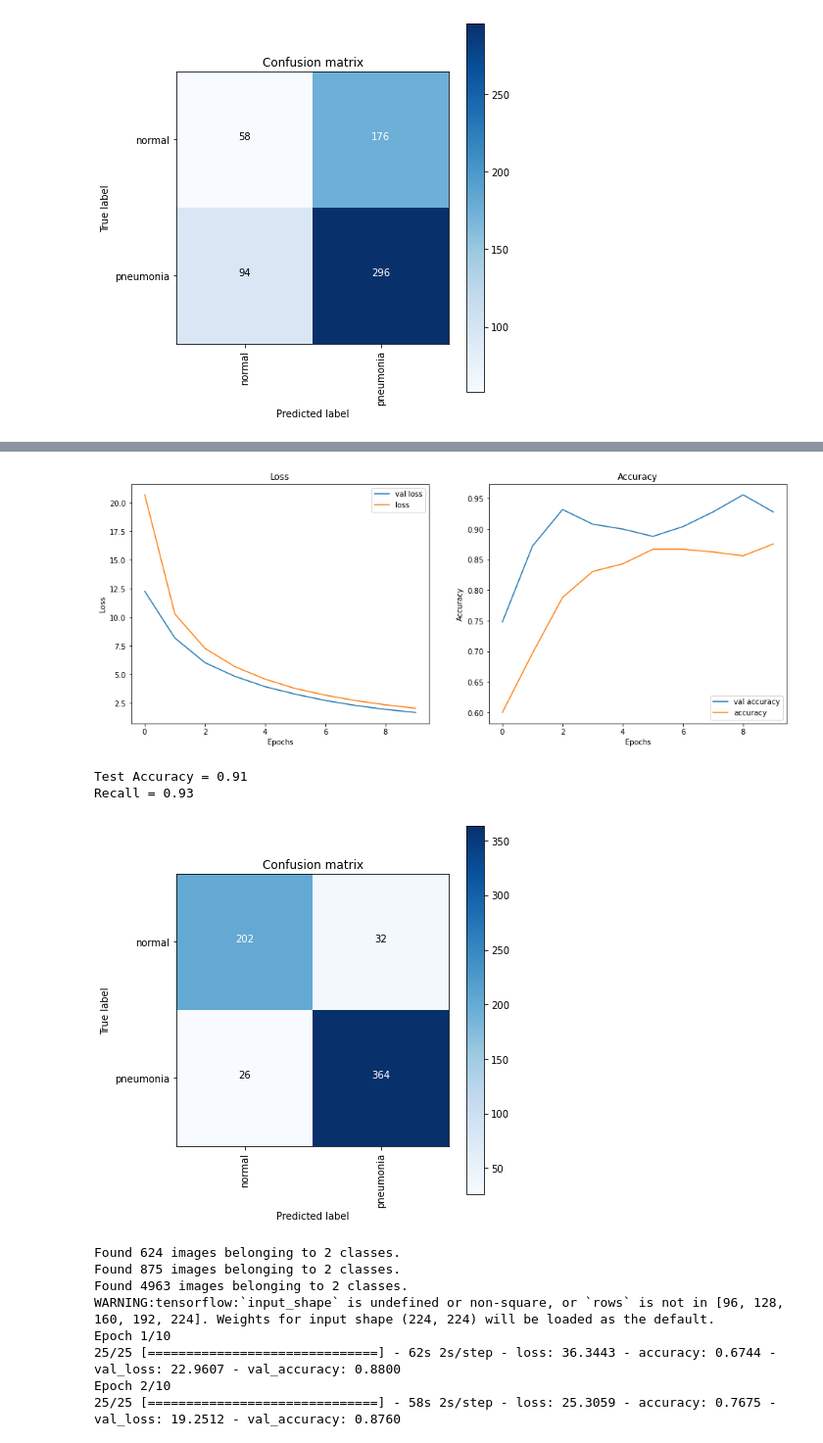
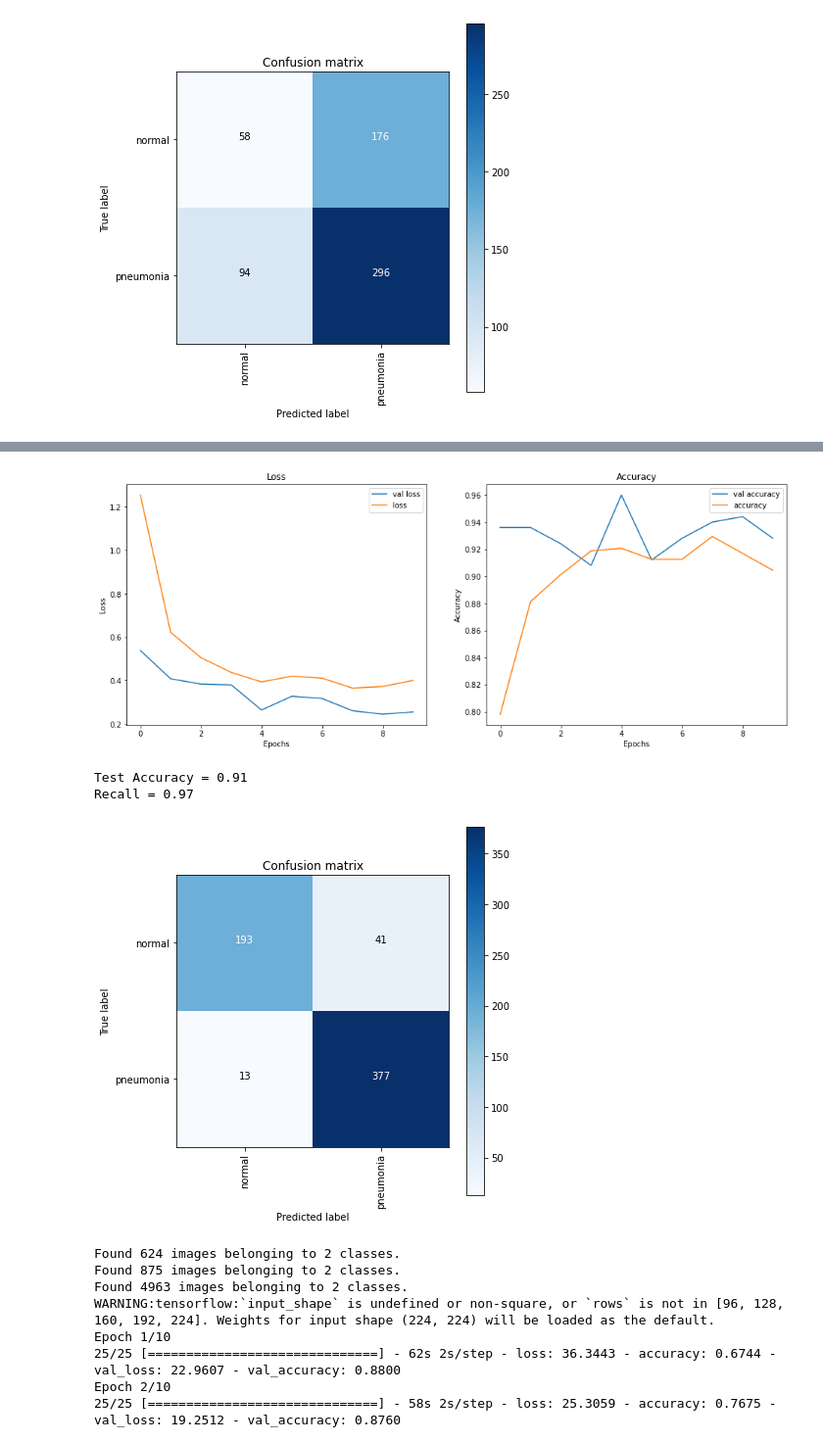
Before and after one commit to 314ka4y/Image_classification, a Jupyter notebook: Pneumonia_image_recognition.ipynb, the cells around one changed output, grey strips where cells are left out. Shown at 98% size. Drawn from its saved outputs; the diff is of its cells as text; code cells hidden in the pictures.

```diff
--- a/Project_classification.ipynb
+++ b/Pneumonia_image_recognition.ipynb
@@ -1736,11 +1722,8 @@ base_model_cnn.trainable = False
 model_new6 = models.Sequential()
 model_new6.add(base_model_cnn)
 model_new6.add(layers.Flatten())
-model_new6.add(layers.Dense(1000, activation="relu", kernel_regularizer = l2(l2 = 0.01)))
-model_new6.add(layers.Dropout(0.7))
-
-model_new6.add(layers.Dense(300, activation="relu", kernel_regularizer = l2(l2 = 0.01)))
-model_new6.add(layers.Dropout(0.6))
+model_new6.add(layers.Dense(64, activation="relu", kernel_regularizer = l2(l2 = 0.01)))
+model_new6.add(layers.Dropout(0.2))
 model_new6.add(layers.Dense(1,activation="sigmoid"))
 model_new6.compile(
     loss='binary_crossentropy',
@@ -1797,4 +1780,4 @@ Epoch 10/10
-[figure, old version]
+[figure, new version]
 Test Accuracy = 0.91
-Recall = 0.93
+Recall = 0.97
-[figure, old version]
+[figure, new version]
```
Also changed, not shown: parts of 6 cells of this notebook, 1 other file.
